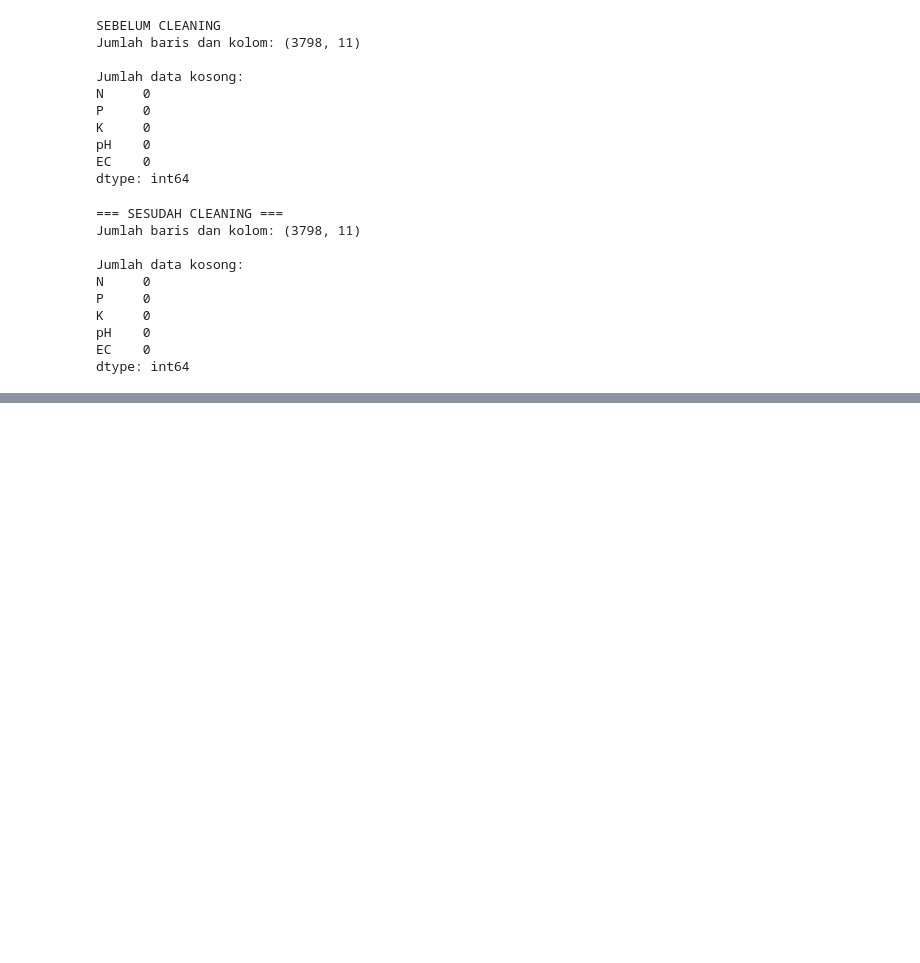
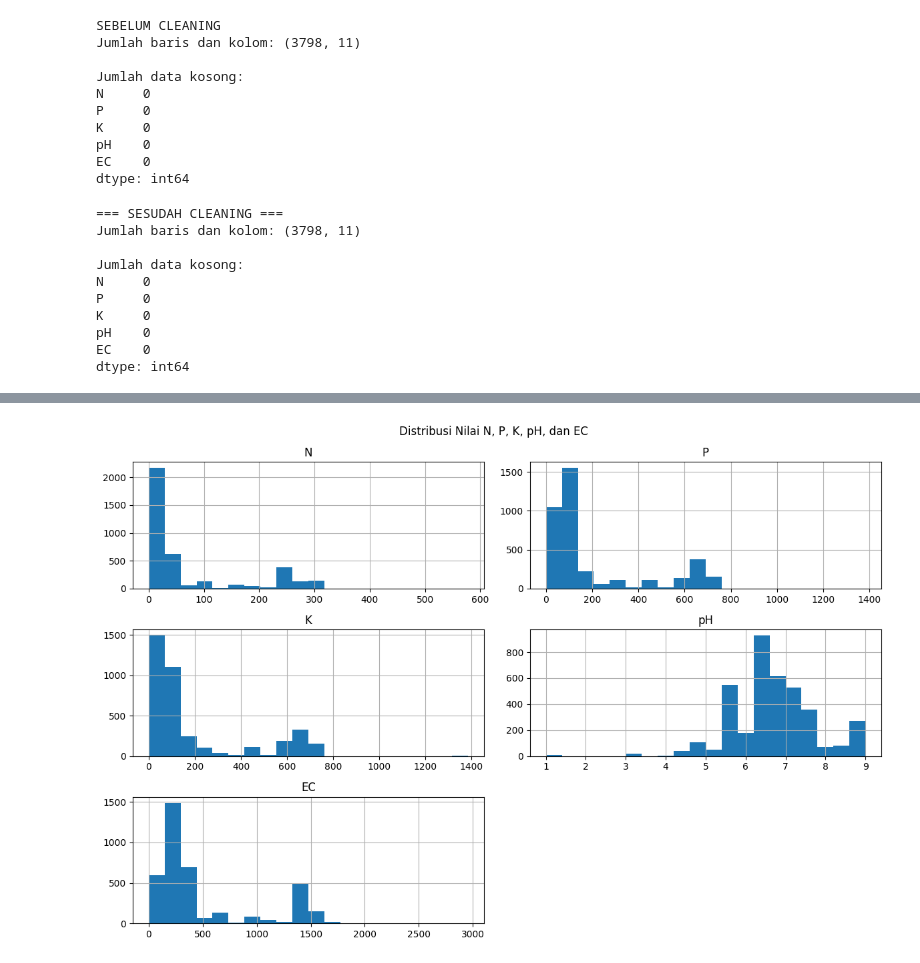
Before and after one commit to nurulfdlharba-dotcom/randomforest, a Jupyter notebook: Main.ipynb, the cells around one changed output, grey strips where cells are left out. Drawn from its saved outputs; the diff is of its cells as text; code cells hidden in the pictures; blank space fills up the shorter version.

```diff
--- a/Main.ipynb
+++ b/Main.ipynb
@@ -116,0 +129,18 @@ dtype: int64
+# %%
+# =========================
+# 2. DISTRIBUSI FITUR
+# =========================
+
+import matplotlib.pyplot as plt
+
+# Membuat histogram untuk setiap fitur
+df_clean[features].hist(
+    figsize=(12, 8),
+    bins=20
+)
+
+plt.suptitle("Distribusi Nilai N, P, K, pH, dan EC")
+plt.tight_layout()
+plt.show()
+# %% [output]
+[figure, added]
```
Also changed, not shown: parts of 48 cells of this notebook.
